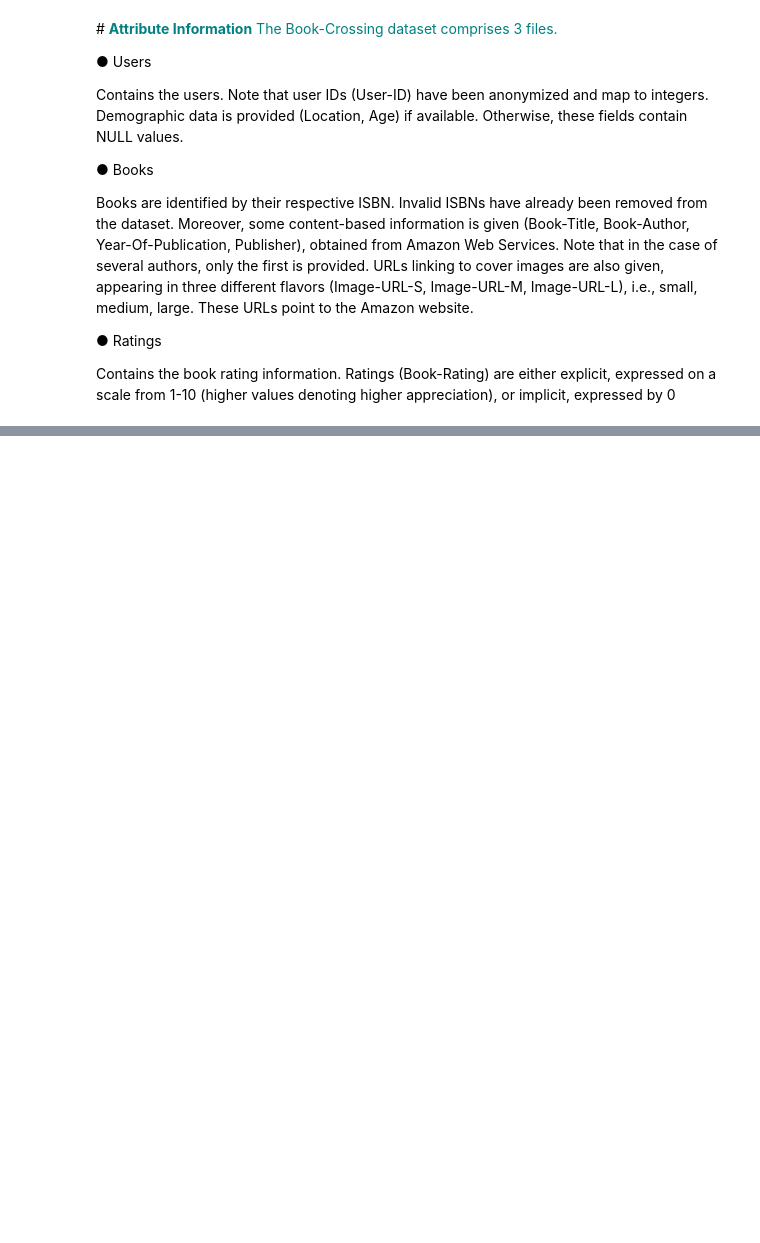
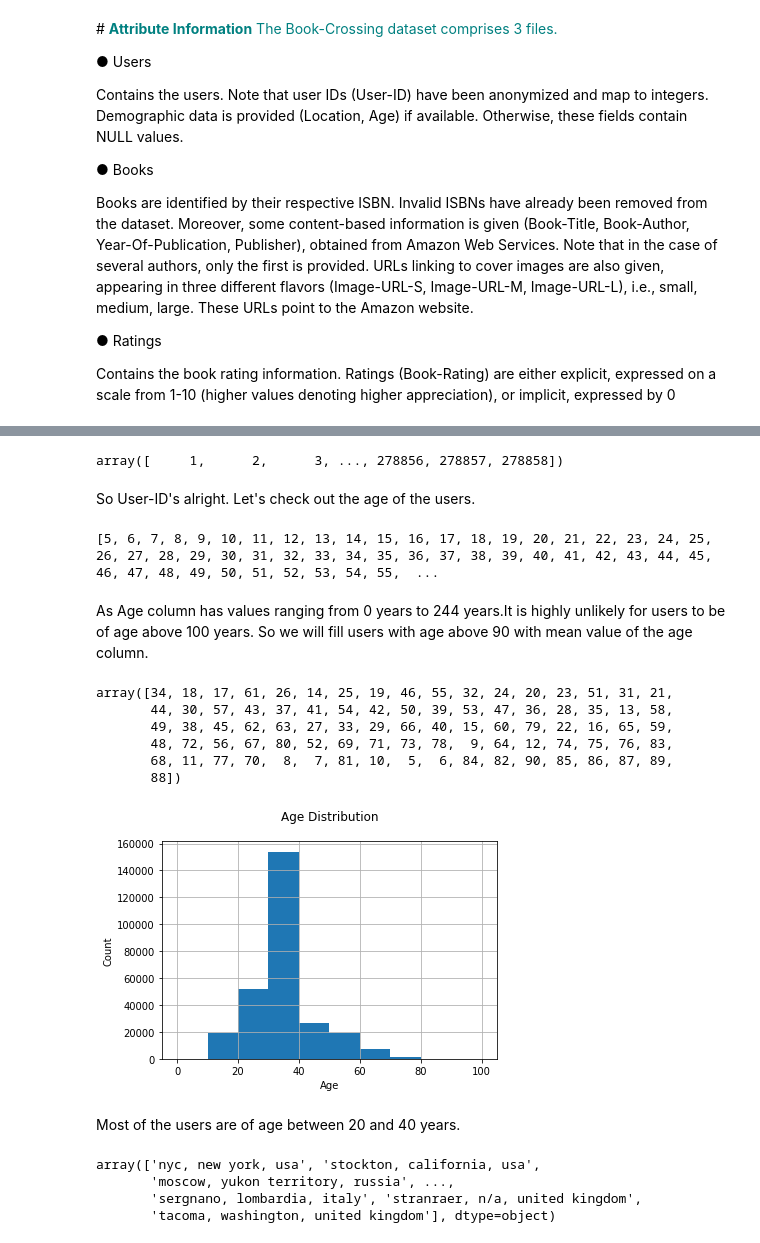
Before and after one commit to deepakpracheta/Book-Recommendation-System, a Jupyter notebook: Book_Recommendation_System.ipynb, the cells around one changed output, grey strips where cells are left out. Drawn from its saved outputs; the diff is of its cells as text; code cells hidden in the pictures; blank space fills up the shorter version.

```diff
--- a/Book_Recommendation_System.ipynb
+++ b/Book_Recommendation_System.ipynb
@@ -44,0 +91,5 @@ expressed by 0
+# %%
+#Loading The Dataset
+books=pd.read_csv("/content/drive/MyDrive/Capstone Projects/Unsupervised Machine Learning Book Recommendation System/data_book_recommendation/Books.csv")
+ratings=pd.read_csv("/content/drive/MyDrive/Capstone Projects/Unsupervised Machine Learning Book Recommendation System/data_book_recommendation/Ratings.csv")
+user=pd.read_csv("/content/drive/MyDrive/Capstone Projects/Unsupervised Machine Learning Book Recommendation System/data_book_recommendation/Users.csv")
@@ -44,0 +348,42 @@ expressed by 0
+# %%
+user['User-ID'].unique()
+# %% [output]
+array([     1,      2,      3, ..., 278856, 278857, 278858])
+# %% [markdown]
+So User-ID's alright. Let's check out the age of the users.
+# %%
+print(sorted(user.Age.unique()))
+# %% [output]
+[5, 6, 7, 8, 9, 10, 11, 12, 13, 14, 15, 16, 17, 18, 19, 20, 21, 22, 23, 24, 25, 26, 27, 28, 29, 30, 31, 32, 33, 34, 35, 36, 37, 38, 39, 40, 41, 42, 43, 44, 45, 46, 47, 48, 49, 50, 51, 52, 53, 54, 55,  ...
+# %% [markdown]
+As Age column has values ranging from 0 years to 244 years.It is highly unlikely for users to be of age above 100 years. So we will fill users with age above 90 with mean value of the age column.
+# %%
+user.loc[(user['Age'] > 90) | (user['Age'] < 5)] = np.nan
+user['Age'].fillna((user['Age'].mean()), inplace=True)
+user['Age']= user['Age'].astype('int64')
+user['Age'].unique()
+# %% [output]
+array([34, 18, 17, 61, 26, 14, 25, 19, 46, 55, 32, 24, 20, 23, 51, 31, 21,
+       44, 30, 57, 43, 37, 41, 54, 42, 50, 39, 53, 47, 36, 28, 35, 13, 58,
+       49, 38, 45, 62, 63, 27, 33, 29, 66, 40, 15, 60, 79, 22, 16, 65, 59,
+       48, 72, 56, 67, 80, 52, 69, 71, 73, 78,  9, 64, 12, 74, 75, 76, 83,
+       68, 11, 77, 70,  8,  7, 81, 10,  5,  6, 84, 82, 90, 85, 86, 87, 89,
+       88])
+# %%
+# Age Distribution
+user.Age.hist(bins=[0, 10, 20, 30, 40, 50, 60, 70, 80, 90, 100])
+plt.title('Age Distribution\n')
+plt.xlabel('Age')
+plt.ylabel('Count')
+plt.show()
+# %% [output]
+[figure, added]
+# %% [markdown]
+Most of the users are of age between 20 and 40 years.
+# %%
+user.Location.unique()
+# %% [output]
+array(['nyc, new york, usa', 'stockton, california, usa',
+       'moscow, yukon territory, russia', ...,
+       'sergnano, lombardia, italy', 'stranraer, n/a, united kingdom',
+       'tacoma, washington, united kingdom'], dtype=object)
```
Also changed, not shown: parts of 79 cells of this notebook.
